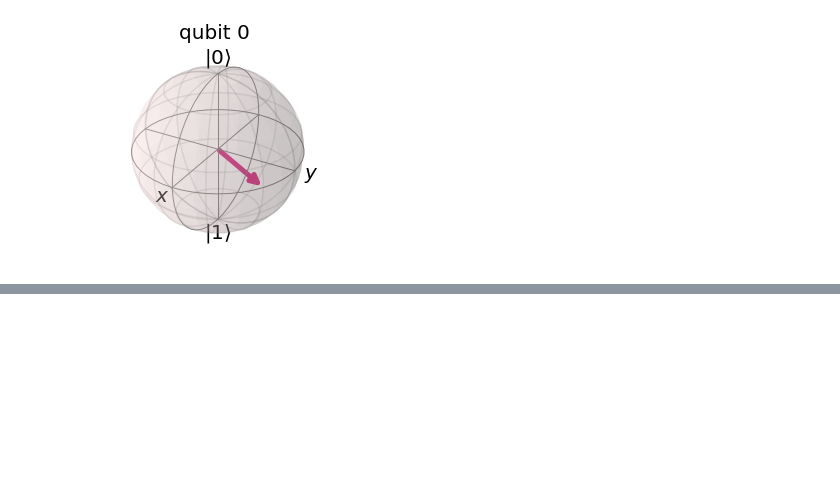
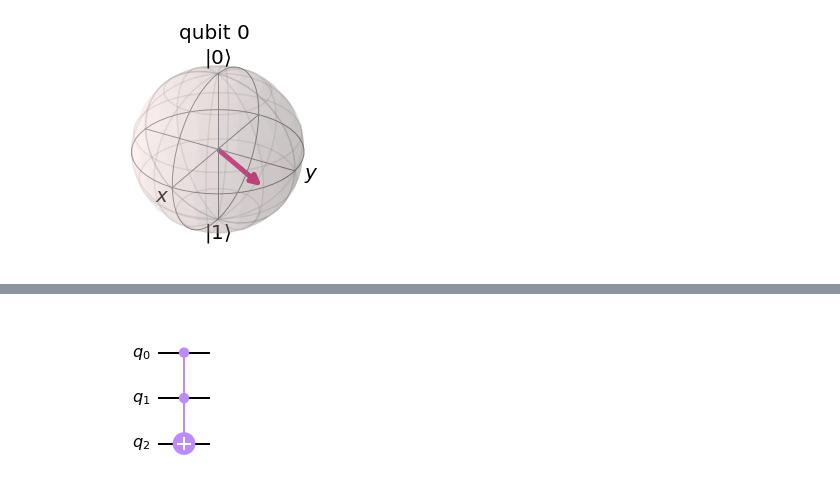
Before and after one commit to okn-yu/QC, a Jupyter notebook: Basic_Instructions.ipynb, the cells around one changed output, grey strips where cells are left out. Drawn from its saved outputs; the diff is of its cells as text; code cells hidden in the pictures; blank space fills up the shorter version.

```diff
--- a/Basic_Instructions.ipynb
+++ b/Basic_Instructions.ipynb
@@ -182,0 +245,10 @@ plot_bloch_multivector(state)
+# %%
+qc = QuantumCircuit(3)
+a = 0
+b = 1
+t = 2
+# 制御ビットa、b、標的ビットtのトフォリ
+qc.ccx(a,b,t)
+qc.draw('mpl')
+# %% [output]
+[figure, added]
```
Also changed, not shown: parts of 13 cells of this notebook.
